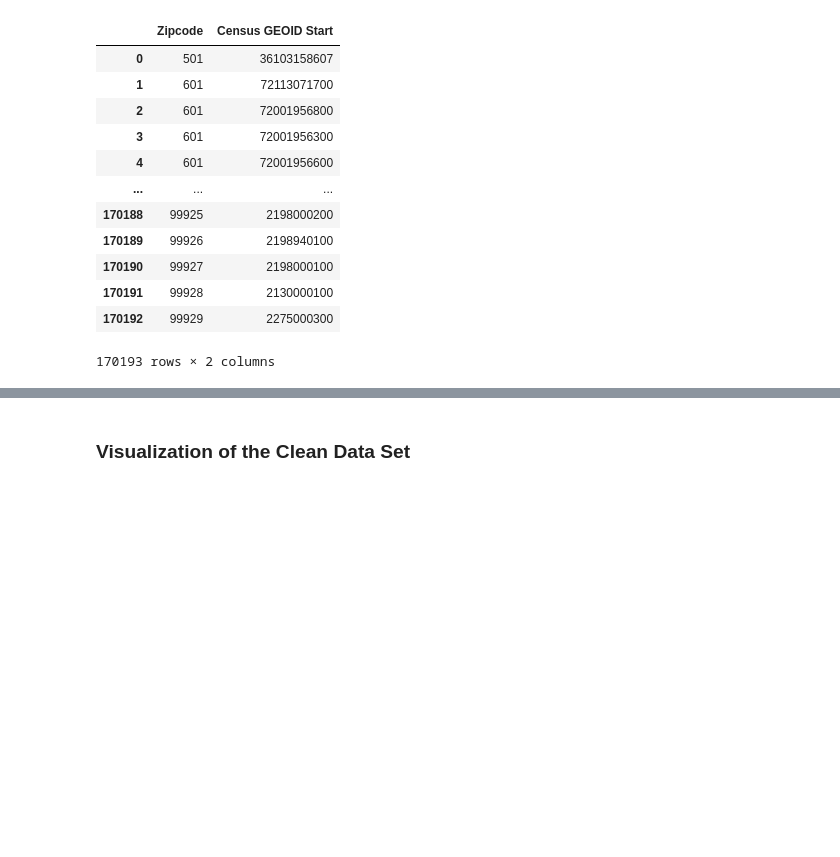
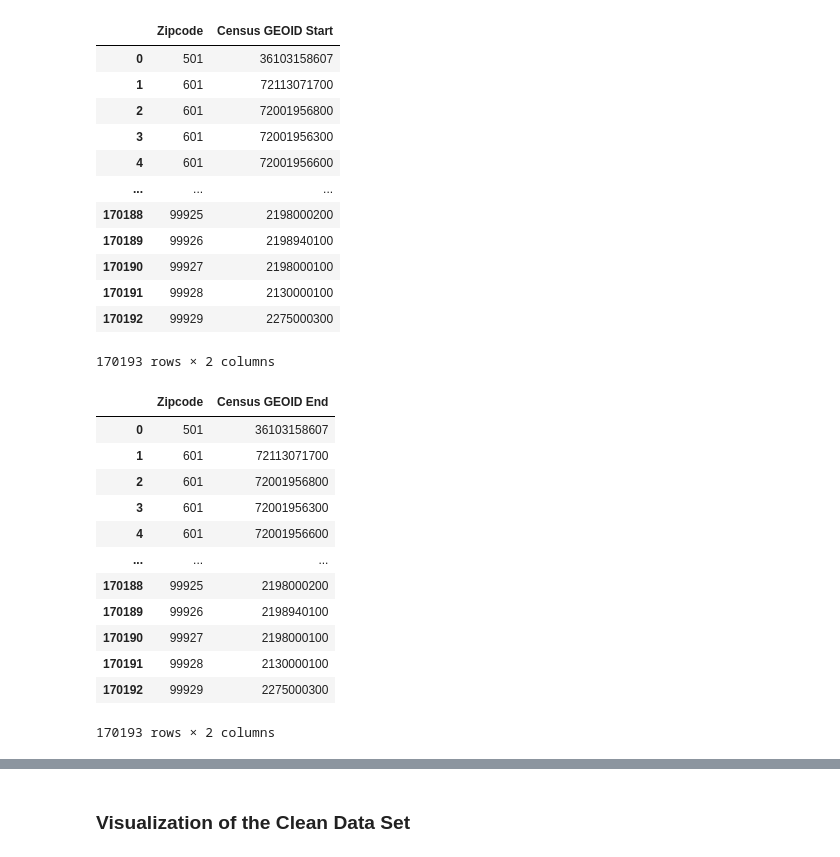
Before and after one commit to sheetalbongale/Scooters-In-Austin-Data-Analysis, a Jupyter notebook: notebooks/shared_mobility_AODP/shared_mobility_data_wrangling.ipynb, the cells around one changed output, grey strips where cells are left out. Saved outputs shown, nothing was run; the diff lists cells and outputs as text; code cells hidden in the pictures; blank space fills up the shorter version.

```diff
--- a/notebooks/shared_mobility_AODP/shared_mobility_data_wrangling.ipynb
+++ b/notebooks/shared_mobility_AODP/shared_mobility_data_wrangling.ipynb
@@ -285,4 +287,21 @@ zip_data
 | 170191 | 99928 | 2130000100 |
 | 170192 | 99929 | 2275000300 |
 170193 rows × 2 columns
+# %%
+zip_data_end.rename(columns={'zip': 'Zipcode', 'tract': 'Census GEOID End'}, inplace=True)
+zip_data_end
+# %% [output]
+|  | Zipcode | Census GEOID End |
+| 0 | 501 | 36103158607 |
+| 1 | 601 | 72113071700 |
+| 2 | 601 | 72001956800 |
+| 3 | 601 | 72001956300 |
+| 4 | 601 | 72001956600 |
+| ... | ... | ... |
+| 170188 | 99925 | 2198000200 |
+| 170189 | 99926 | 2198940100 |
+| 170190 | 99927 | 2198000100 |
+| 170191 | 99928 | 2130000100 |
+| 170192 | 99929 | 2275000300 |
+170193 rows × 2 columns
 # %%
```
Also changed, not shown: parts of 11 cells of this notebook.
